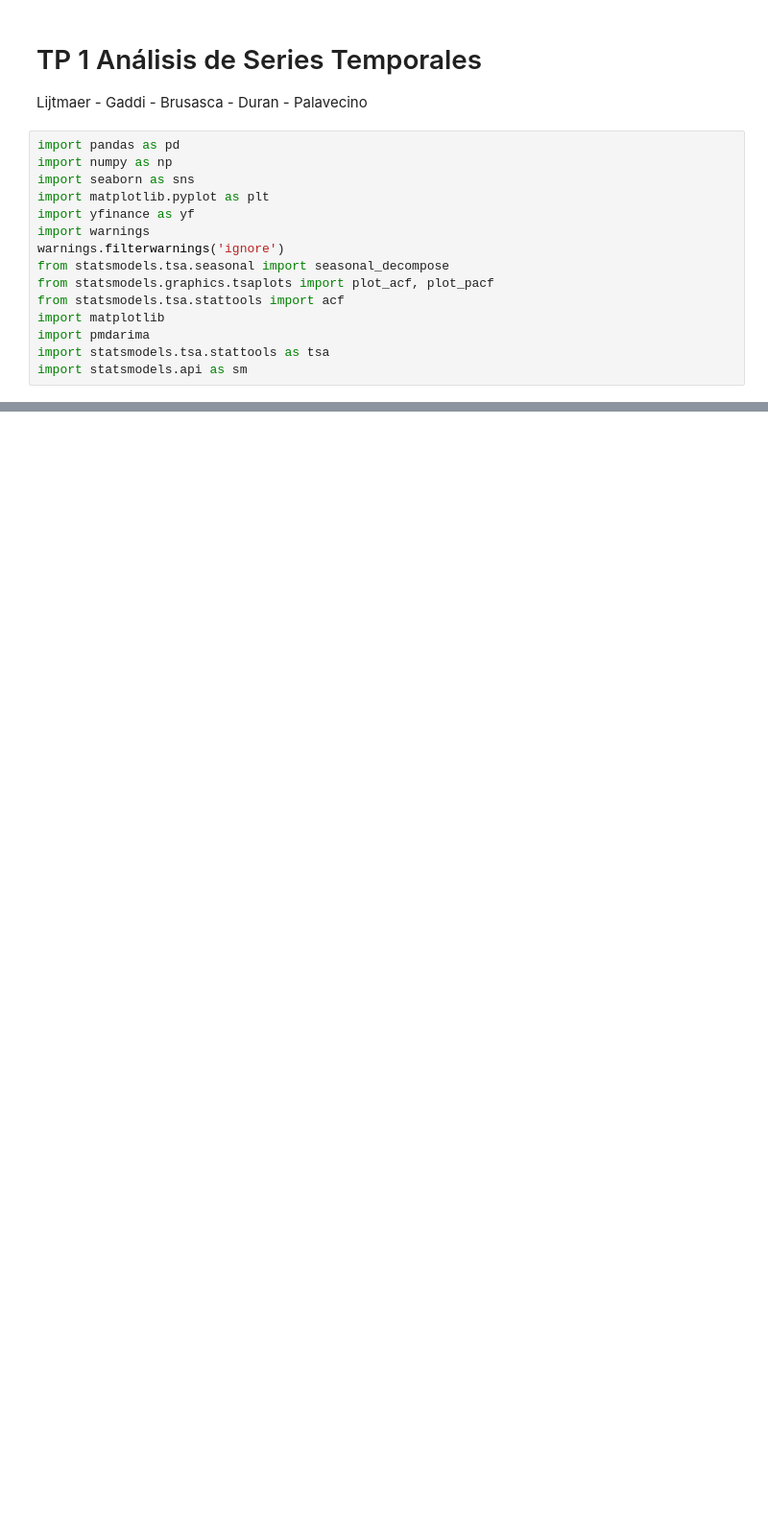
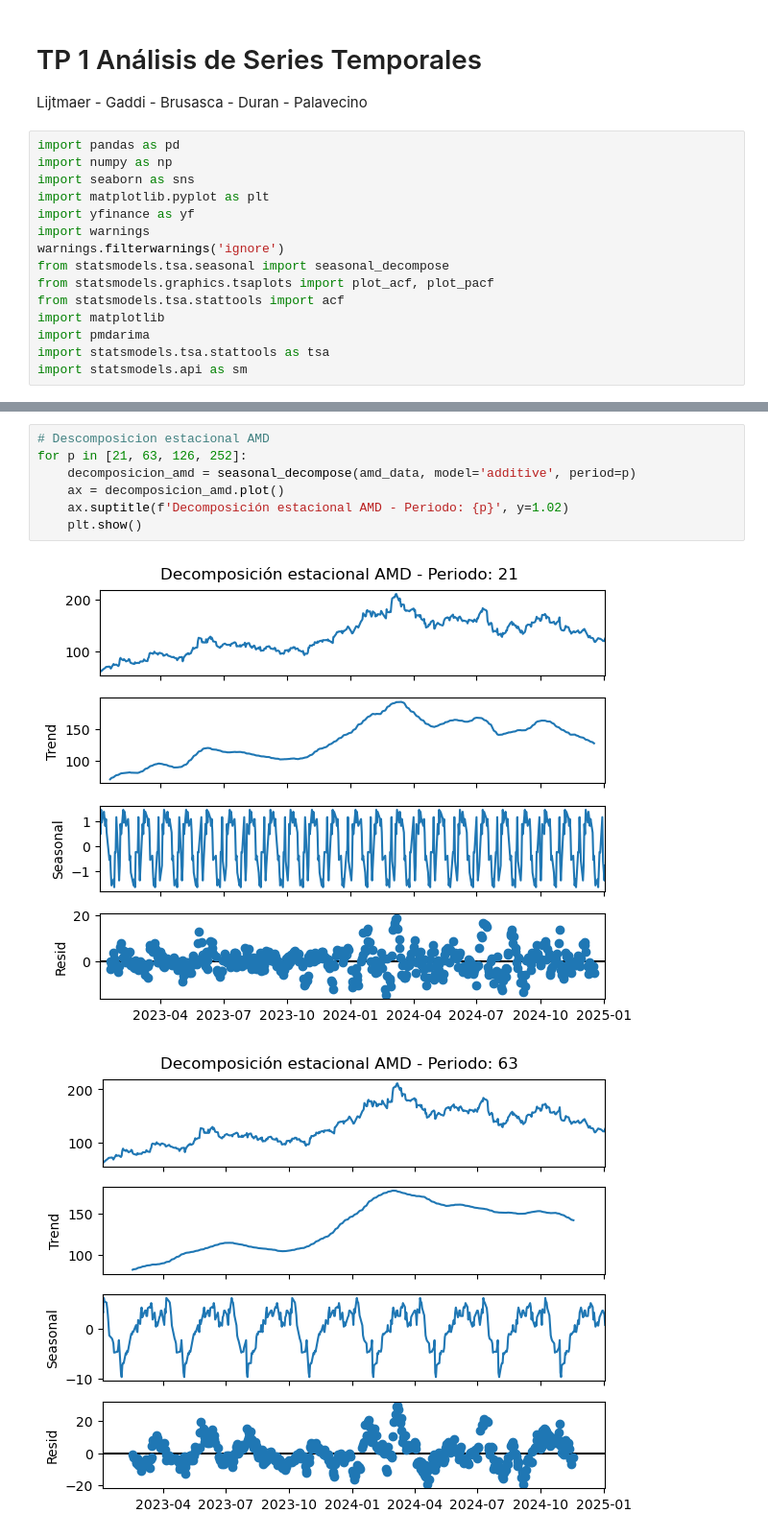
Before and after one commit to NicoPala01/AST_MCD_E10, a Jupyter notebook: AST_notebook.ipynb, the cells around one changed output, grey strips where cells are left out. Shown at 96% size. Cells and saved outputs as stored; diff of their text form; blank space fills up the shorter version.

```diff
--- a/AST_notebook.ipynb
+++ b/AST_notebook.ipynb
@@ -220,0 +67,10 @@ Warnings:
+# %%
+# Descomposicion estacional AMD
+for p in [21, 63, 126, 252]:
+    decomposicion_amd = seasonal_decompose(amd_data, model='additive', period=p)
+    ax = decomposicion_amd.plot()
+    ax.suptitle(f'Decomposición estacional AMD - Periodo: {p}', y=1.02)
+    plt.show()
+# %% [output]
+[figure, added]
+[figure, added]
```
Also changed, not shown: parts of 43 cells of this notebook.
